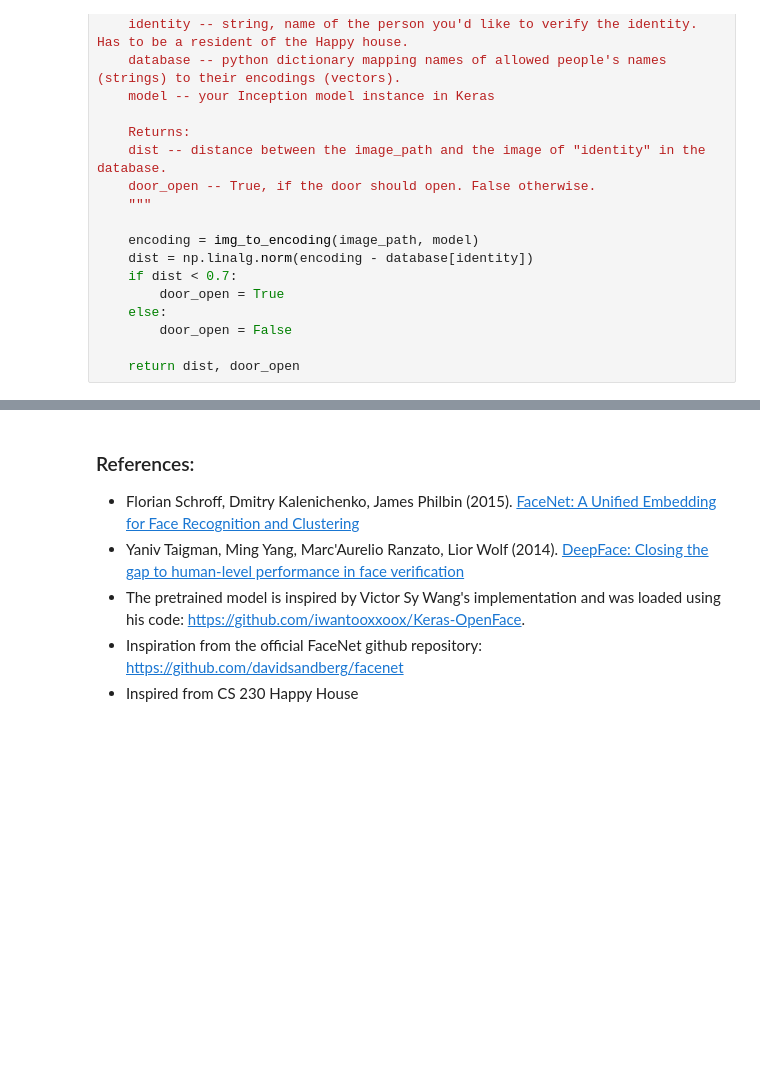
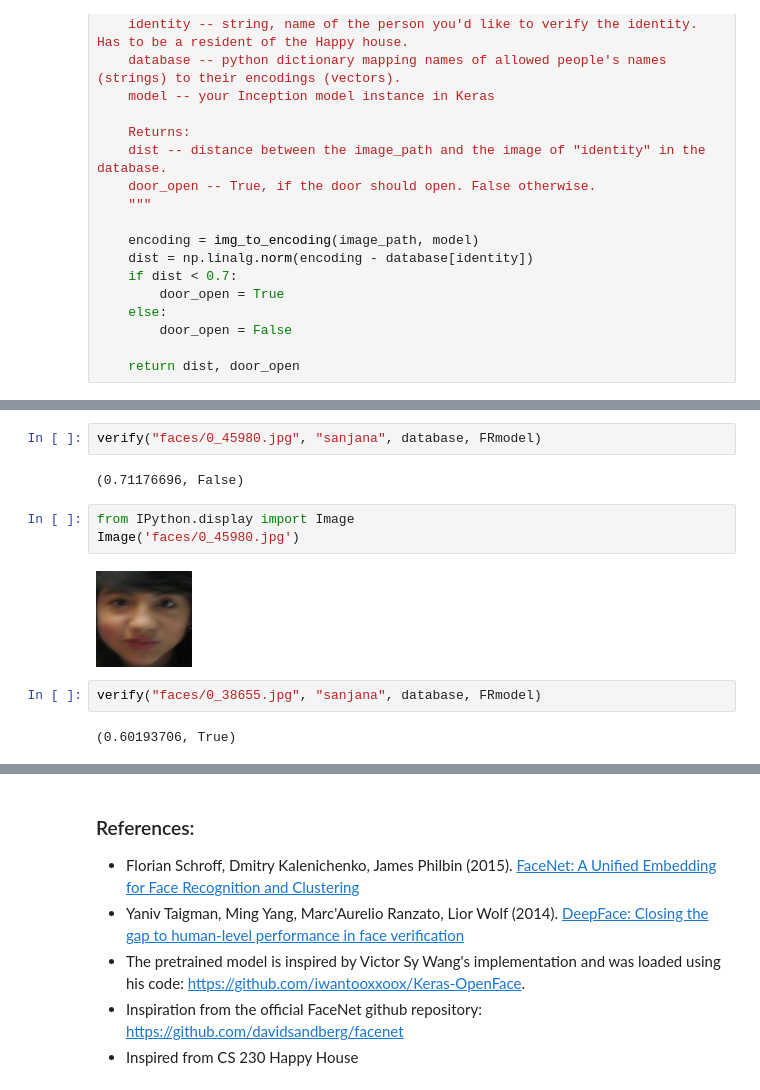
Before and after one commit to Sanjana-Sarda/FVB, a Jupyter notebook: Face_Verification.ipynb, the cells around one changed output, grey strips where cells are left out. Saved outputs shown, nothing was run; the diff lists cells and outputs as text; blank space fills up the shorter version.

```diff
--- a/Face_Verification.ipynb
+++ b/Face_Verification.ipynb
@@ -676 +695,14 @@ for key in database:
 KeyboardInterrupt: ignored
+# %%
+verify("faces/0_45980.jpg", "sanjana", database, FRmodel)
+# %% [output]
+(0.71176696, False)
+# %%
+from IPython.display import Image
+Image('faces/0_45980.jpg')
+# %% [output]
+[figure, added]
+# %%
+verify("faces/0_38655.jpg", "sanjana", database, FRmodel)
+# %% [output]
+(0.60193706, True)
```
Also changed, not shown: parts of 8 cells of this notebook.
